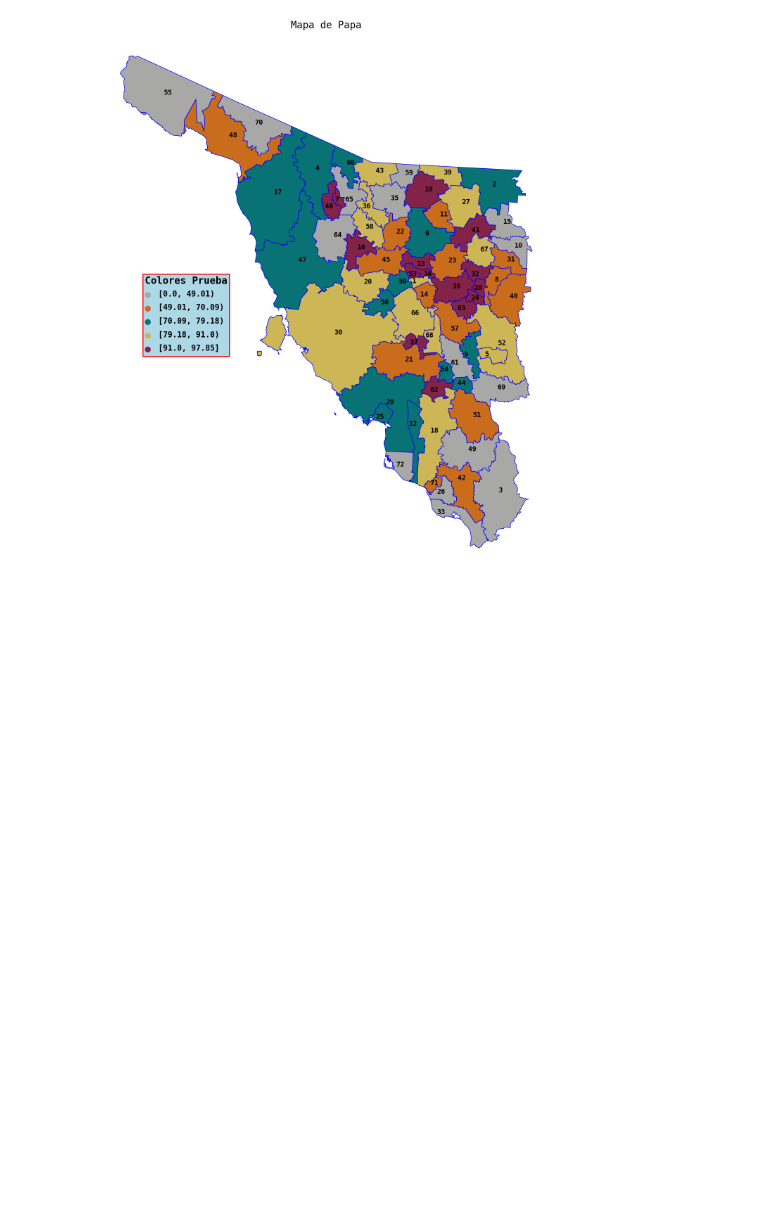
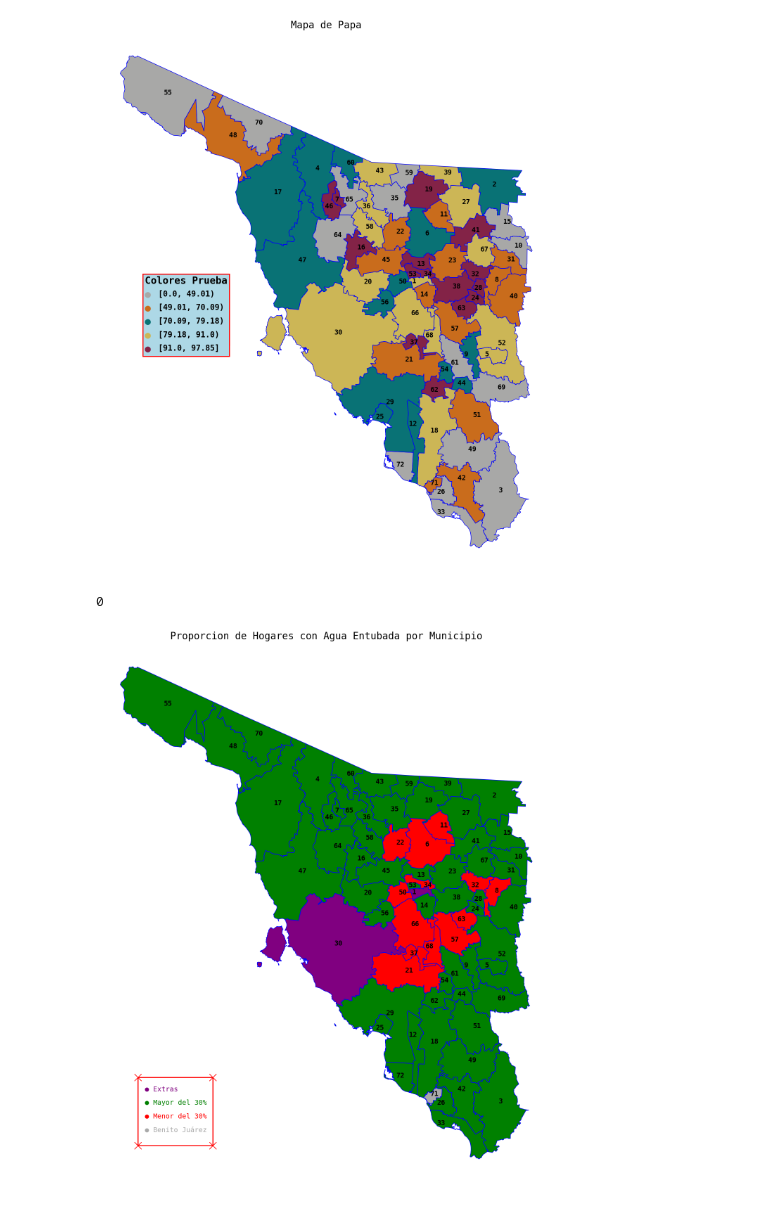
Before and after one commit to Dust1920/mapper, a Jupyter notebook: agua.ipynb, the cells around one changed output. Drawn from its saved outputs; the diff is of its cells as text; code cells hidden in the pictures; blank space fills up the shorter version.

```diff
--- a/agua.ipynb
+++ b/agua.ipynb
@@ -215,3 +215,11 @@ fig1, axs = plt.subplots(figsize = (20,20))
 mapdata.read_template(sonora, new_template, axs)
 # %% [output]
 [figure]
+# %%
+new_template = pd.read_excel('templates\\26.xlsx', index_col = 0, sheet_name='Prueba')
+
+fig1, axs = plt.subplots(figsize = (20,20))
+addon.read_template(sonora, new_template, axs)
+# %% [output]
+0
+[figure, added]
```
